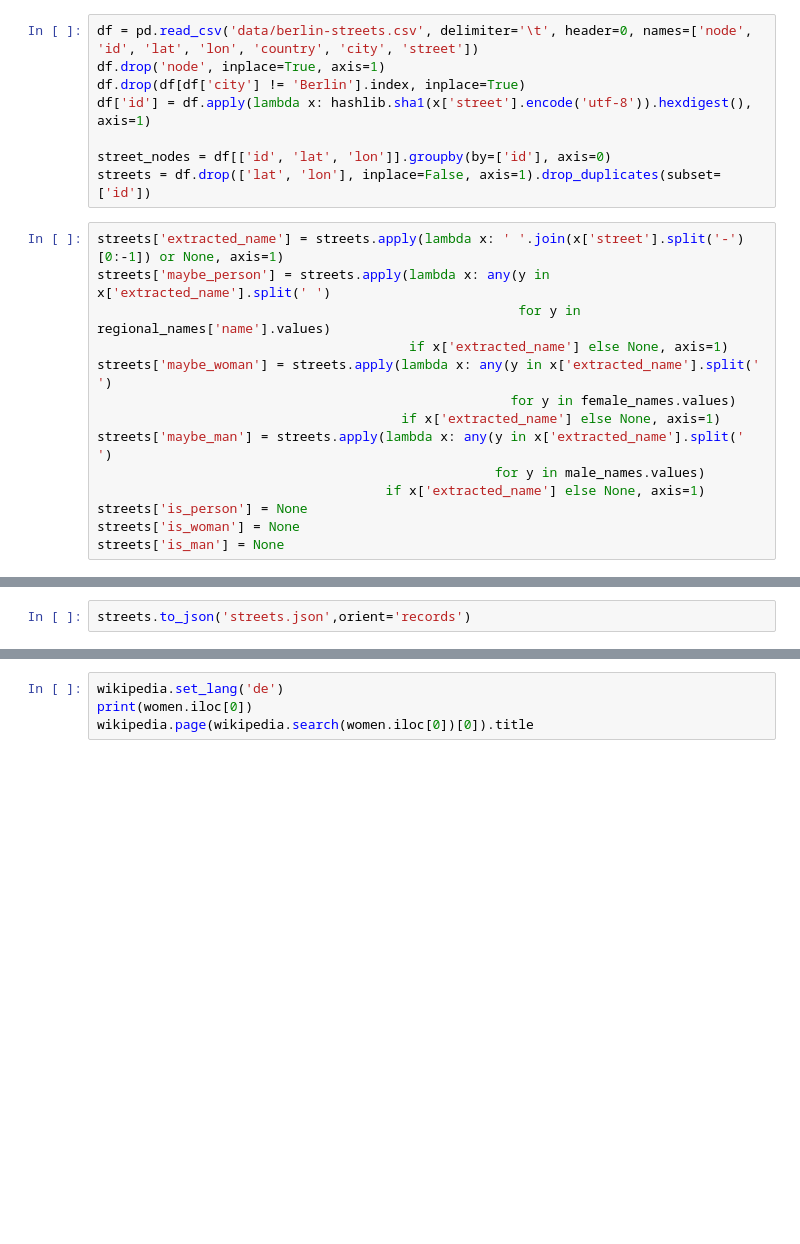
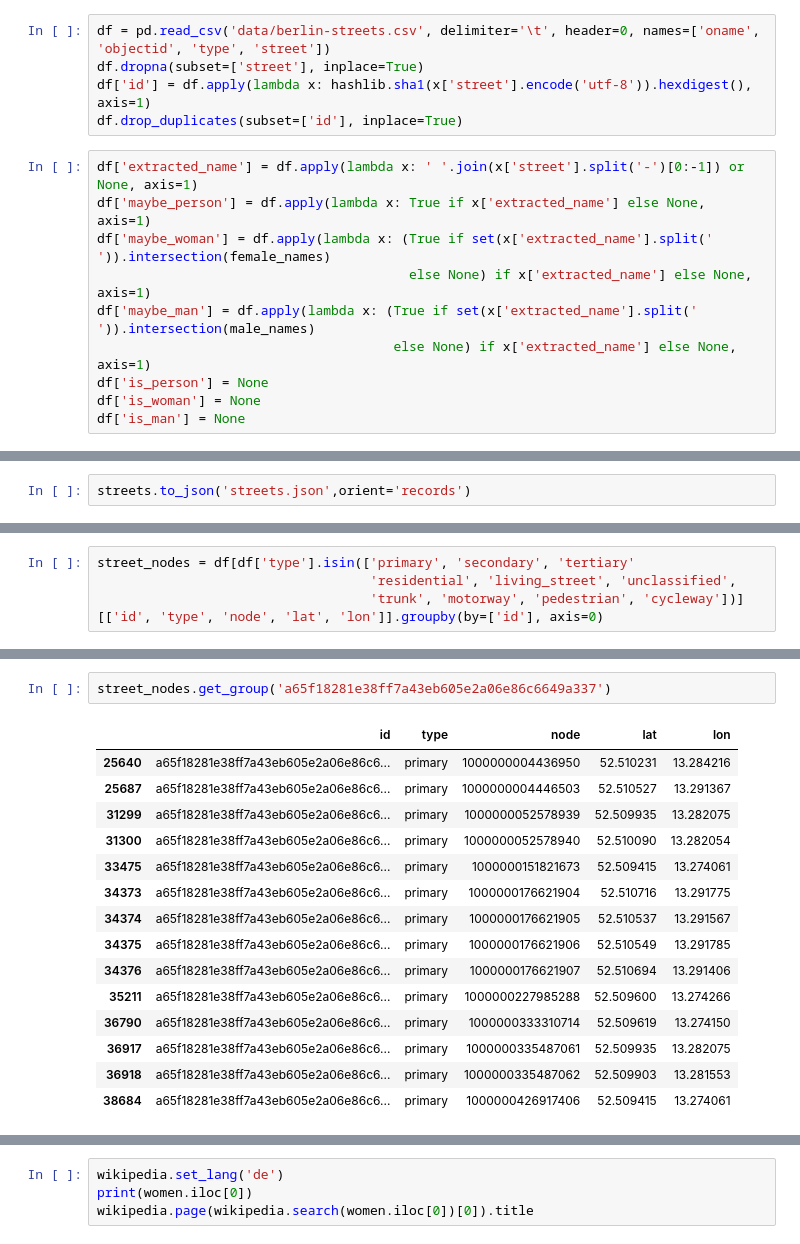
Before and after one commit to Gorcenski/women-streets-berlin, a Jupyter notebook: explore-street-names.ipynb, the cells around one changed output, grey strips where cells are left out. Drawn from its saved outputs; the diff is of its cells as text; blank space fills up the shorter version.

```diff
--- a/explore-street-names.ipynb
+++ b/explore-street-names.ipynb
@@ -21,22 +12,15 @@ male_names = regional_names[(regional_names['gender'].str.contains('M')) |
 # %%
-df = pd.read_csv('data/berlin-streets.csv', delimiter='\t', header=0, names=['node', 'id', 'lat', 'lon', 'country', 'city', 'street'])
-df.drop('node', inplace=True, axis=1)
-df.drop(df[df['city'] != 'Berlin'].index, inplace=True)
+df = pd.read_csv('data/berlin-streets.csv', delimiter='\t', header=0, names=['oname', 'objectid', 'type', 'street'])
+df.dropna(subset=['street'], inplace=True)
 df['id'] = df.apply(lambda x: hashlib.sha1(x['street'].encode('utf-8')).hexdigest(), axis=1)
-
-street_nodes = df[['id', 'lat', 'lon']].groupby(by=['id'], axis=0)
-streets = df.drop(['lat', 'lon'], inplace=False, axis=1).drop_duplicates(subset=['id'])
+df.drop_duplicates(subset=['id'], inplace=True)
 # %%
-streets['extracted_name'] = streets.apply(lambda x: ' '.join(x['street'].split('-')[0:-1]) or None, axis=1)
-streets['maybe_person'] = streets.apply(lambda x: any(y in x['extracted_name'].split(' ')
-                                                      for y in regional_names['name'].values)
-                                        if x['extracted_name'] else None, axis=1)
-streets['maybe_woman'] = streets.apply(lambda x: any(y in x['extracted_name'].split(' ')
-                                                     for y in female_names.values)
-                                       if x['extracted_name'] else None, axis=1)
-streets['maybe_man'] = streets.apply(lambda x: any(y in x['extracted_name'].split(' ')
-                                                   for y in male_names.values)
-                                     if x['extracted_name'] else None, axis=1)
-streets['is_person'] = None
-streets['is_woman'] = None
-streets['is_man'] = None
+df['extracted_name'] = df.apply(lambda x: ' '.join(x['street'].split('-')[0:-1]) or None, axis=1)
+df['maybe_person'] = df.apply(lambda x: True if x['extracted_name'] else None, axis=1)
+df['maybe_woman'] = df.apply(lambda x: (True if set(x['extracted_name'].split(' ')).intersection(female_names)
+                                        else None) if x['extracted_name'] else None, axis=1)
+df['maybe_man'] = df.apply(lambda x: (True if set(x['extracted_name'].split(' ')).intersection(male_names)
+                                      else None) if x['extracted_name'] else None, axis=1)
+df['is_person'] = None
+df['is_woman'] = None
+df['is_man'] = None
@@ -44,0 +80,4 @@ streets.to_json('streets.json',orient='records')
+# %%
+street_nodes = df[df['type'].isin(['primary', 'secondary', 'tertiary'
+                                   'residential', 'living_street', 'unclassified',
+                                   'trunk', 'motorway', 'pedestrian', 'cycleway'])][['id', 'type', 'node', 'lat', 'lon']].groupby(by=['id'], axis=0)
@@ -44,0 +92,18 @@ streets.to_json('streets.json',orient='records')
+# %%
+street_nodes.get_group('a65f18281e38ff7a43eb605e2a06e86c6649a337')
+# %% [output]
+|  | id | type | node | lat | lon |
+| 25640 | a65f18281e38ff7a43eb605e2a06e86c6... | primary | 1000000004436950 | 52.510231 | 13.284216 |
+| 25687 | a65f18281e38ff7a43eb605e2a06e86c6... | primary | 1000000004446503 | 52.510527 | 13.291367 |
+| 31299 | a65f18281e38ff7a43eb605e2a06e86c6... | primary | 1000000052578939 | 52.509935 | 13.282075 |
+| 31300 | a65f18281e38ff7a43eb605e2a06e86c6... | primary | 1000000052578940 | 52.510090 | 13.282054 |
+| 33475 | a65f18281e38ff7a43eb605e2a06e86c6... | primary | 1000000151821673 | 52.509415 | 13.274061 |
+| 34373 | a65f18281e38ff7a43eb605e2a06e86c6... | primary | 1000000176621904 | 52.510716 | 13.291775 |
+| 34374 | a65f18281e38ff7a43eb605e2a06e86c6... | primary | 1000000176621905 | 52.510537 | 13.291567 |
+| 34375 | a65f18281e38ff7a43eb605e2a06e86c6... | primary | 1000000176621906 | 52.510549 | 13.291785 |
+| 34376 | a65f18281e38ff7a43eb605e2a06e86c6... | primary | 1000000176621907 | 52.510694 | 13.291406 |
+| 35211 | a65f18281e38ff7a43eb605e2a06e86c6... | primary | 1000000227985288 | 52.509600 | 13.274266 |
+| 36790 | a65f18281e38ff7a43eb605e2a06e86c6... | primary | 1000000333310714 | 52.509619 | 13.274150 |
+| 36917 | a65f18281e38ff7a43eb605e2a06e86c6... | primary | 1000000335487061 | 52.509935 | 13.282075 |
+| 36918 | a65f18281e38ff7a43eb605e2a06e86c6... | primary | 1000000335487062 | 52.509903 | 13.281553 |
+| 38684 | a65f18281e38ff7a43eb605e2a06e86c6... | primary | 1000000426917406 | 52.509415 | 13.274061 |
```
Also changed, not shown: parts of 8 cells of this notebook.
